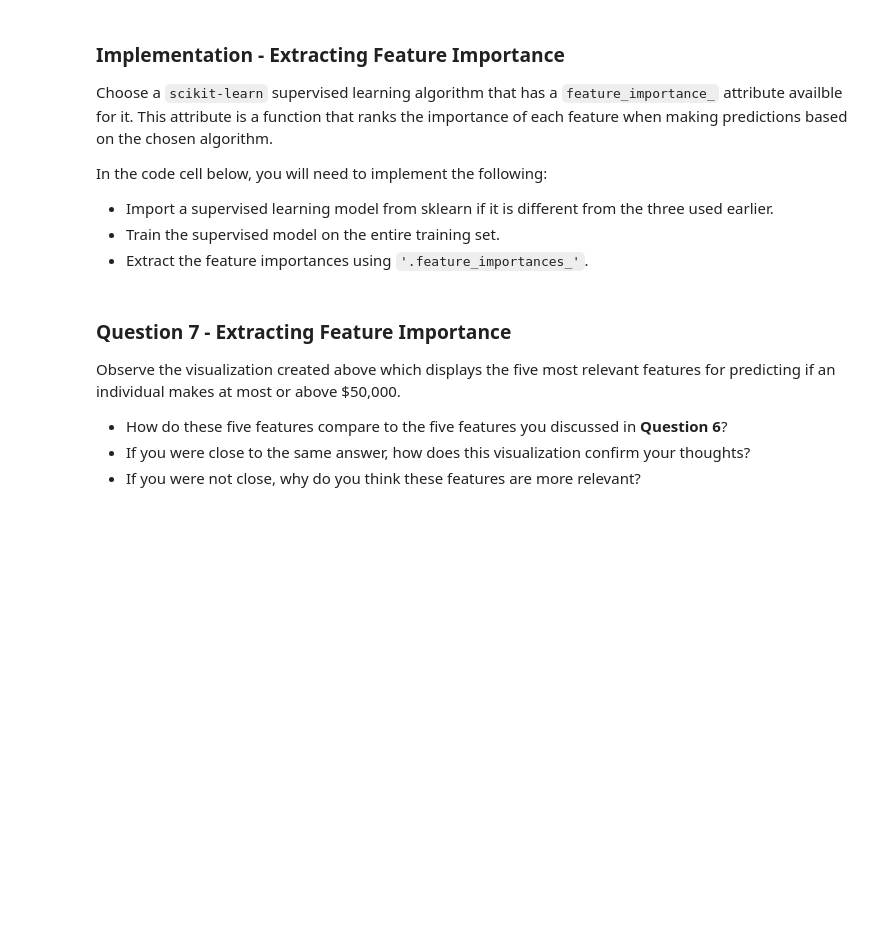
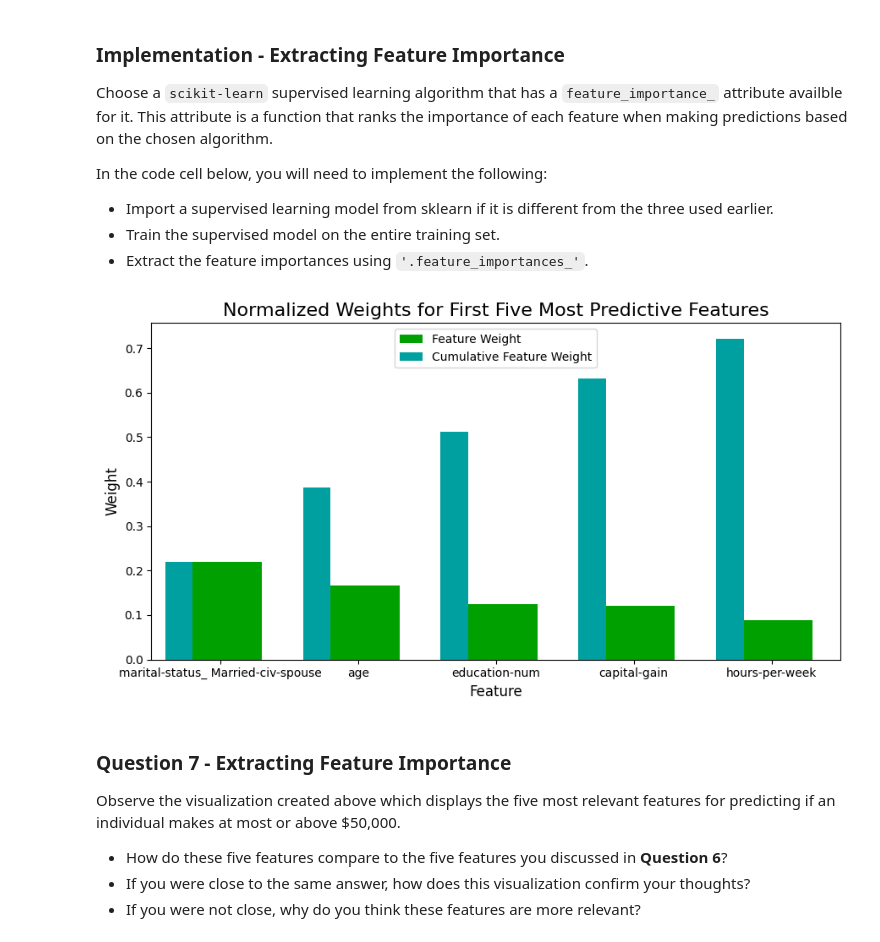
Before and after one commit to davidblackwelder/finding-donors-supervised-machine-learning, a Jupyter notebook: finding_donors.ipynb, the cells around one changed output. Drawn from its saved outputs; the diff is of its cells as text; code cells hidden in the pictures; blank space fills up the shorter version.

```diff
--- a/finding_donors.ipynb
+++ b/finding_donors.ipynb
@@ -503,17 +573,16 @@ In the code cell below, you will need to implement the following:
  - Train the supervised model on the entire training set.
  - Extract the feature importances using `'.feature_importances_'`.
 # %%
-# TODO: Import a supervised learning model that has 'feature_importances_'
+# Train the supervised model on the training set using .fit(X_train, y_train)
+model = DecisionTreeClassifier().fit(X_train, y_train)
 
-
-# TODO: Train the supervised model on the training set using .fit(X_train, y_train)
-model = None
-
-# TODO: Extract the feature importances using .feature_importances_
-importances = None
+# Extract the feature importances using .feature_importances_
+importances = model.feature_importances_
 
 # Plot
 vs.feature_plot(importances, X_train, y_train)
+# %% [output]
+[figure, added]
 # %% [markdown]
 ### Question 7 - Extracting Feature Importance
 
```
Also changed, not shown: parts of 25 cells of this notebook, 1 other file.
